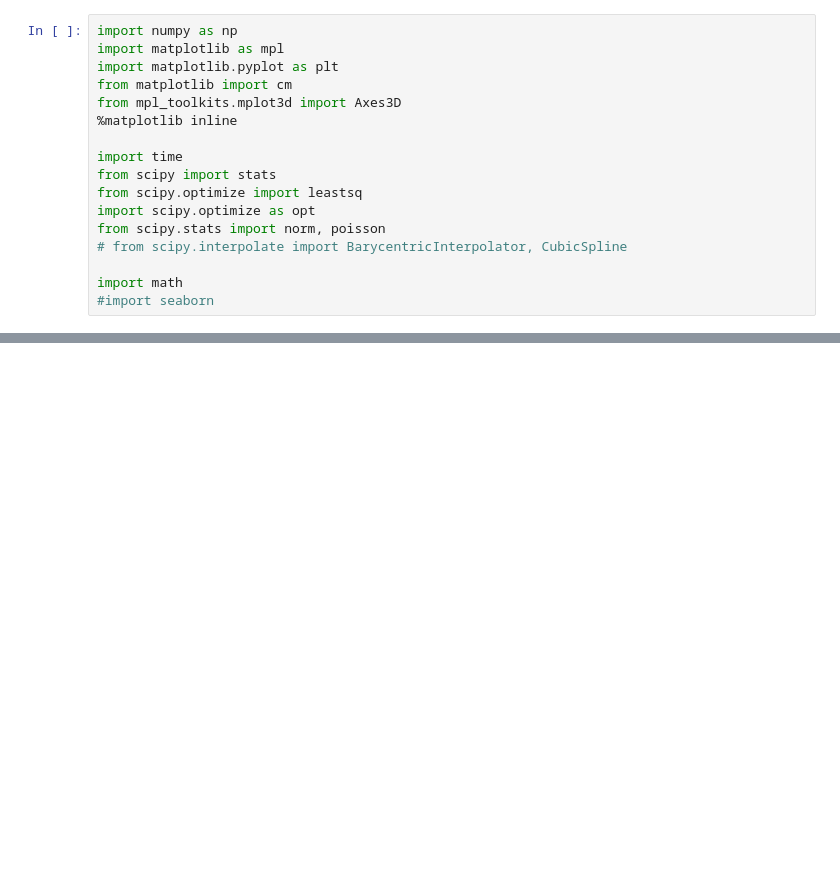
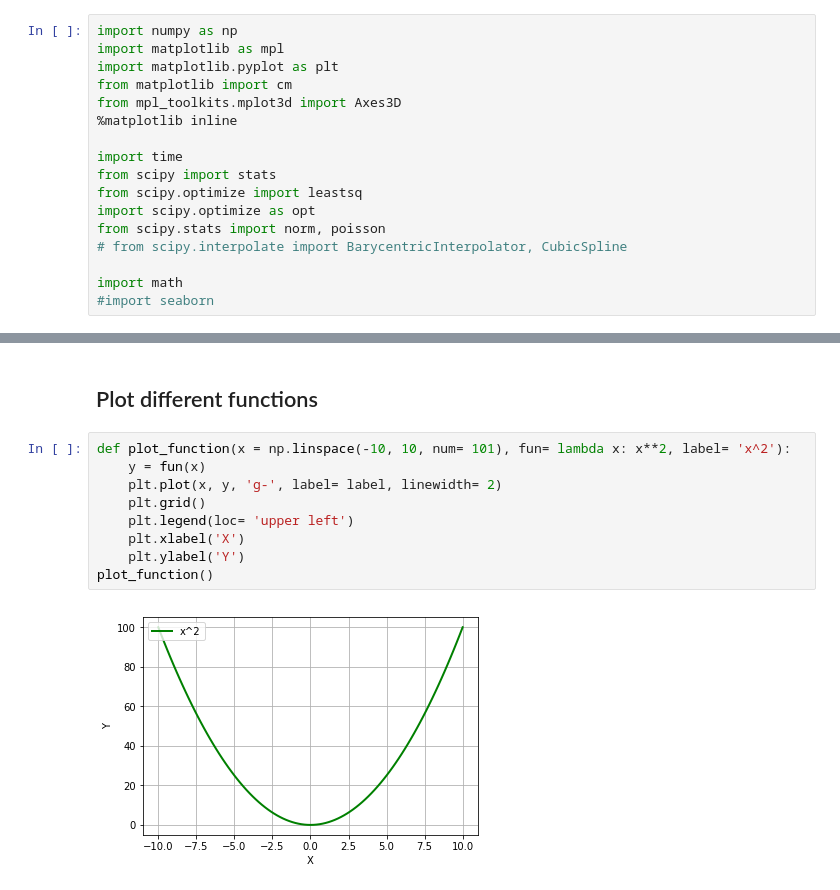
Before and after one commit to tukichen/Machine-Learning, a Jupyter notebook: Visualization with python.ipynb, the cells around one changed output, grey strips where cells are left out. Drawn from its saved outputs; the diff is of its cells as text; blank space fills up the shorter version.

```diff
--- a/Visualization with python.ipynb
+++ b/Visualization with python.ipynb
@@ -224,0 +70,13 @@ SyntaxError: Missing parentheses in call to 'print' (<ipython-input-2-539980cccf
+# %% [markdown]
+## Plot different functions
+# %%
+def plot_function(x = np.linspace(-10, 10, num= 101), fun= lambda x: x**2, label= 'x^2'):
+    y = fun(x)
+    plt.plot(x, y, 'g-', label= label, linewidth= 2)
+    plt.grid()
+    plt.legend(loc= 'upper left')
+    plt.xlabel('X')
+    plt.ylabel('Y')
+plot_function()
+# %% [output]
+[figure, added]
```
Also changed, not shown: parts of 22 cells of this notebook.
